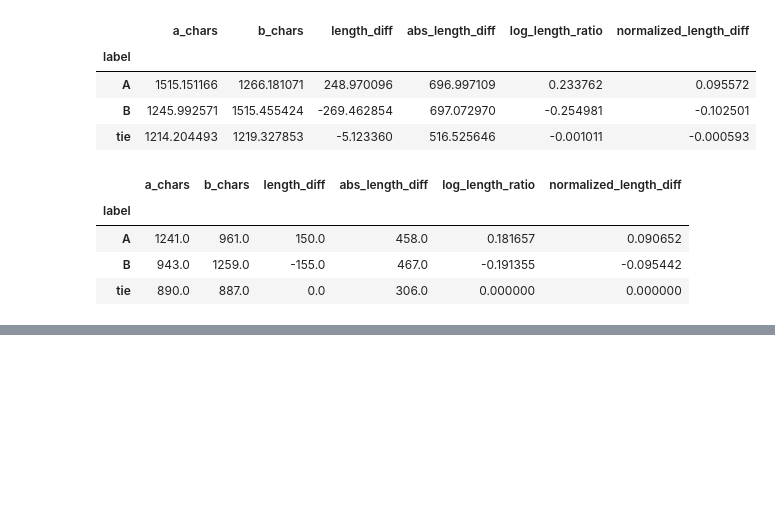
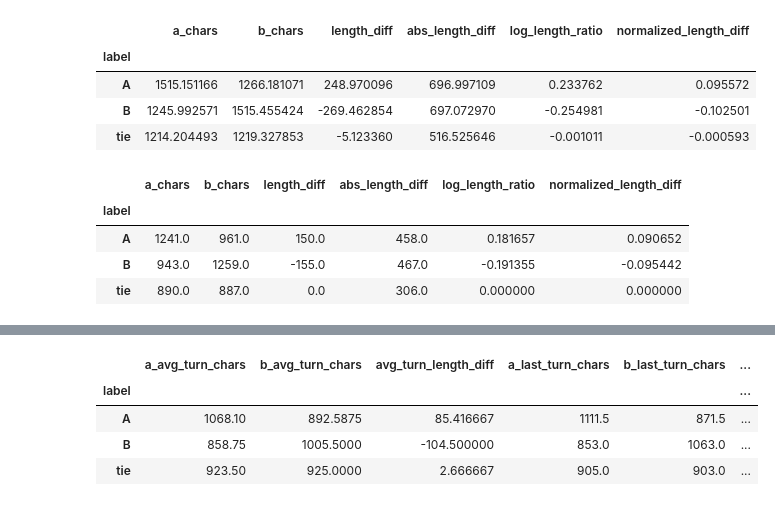
Before and after one commit to AAAAAmily/lmsys-preference-prediction, a Jupyter notebook: notebooks/02_feature_engineering.ipynb, the cells around one changed output, grey strips where cells are left out. Saved outputs shown, nothing was run; the diff lists cells and outputs as text; code cells hidden in the pictures; blank space fills up the shorter version.

```diff
--- a/notebooks/02_feature_engineering.ipynb
+++ b/notebooks/02_feature_engineering.ipynb
@@ -348,0 +439,20 @@ df["length_gap_ratio"] = (
+# %%
+multi_df = df[df["is_multi_turn"] == 1]
+
+multi_df.groupby("label")[
+    [
+        "a_avg_turn_chars",
+        "b_avg_turn_chars",
+        "avg_turn_length_diff",
+        "a_last_turn_chars",
+        "b_last_turn_chars",
+        "last_turn_length_diff"
+    ]
+].median()
+#in multi-turn conversations, winning responses are still relatively longer, and the last-turn length shows the same directional pattern
+# %% [output]
+|  | a_avg_turn_chars | b_avg_turn_chars | avg_turn_length_diff | a_last_turn_chars | b_last_turn_chars | ... |
+| label |  |  |  |  |  | ... |
+| A | 1068.10 | 892.5875 | 85.416667 | 1111.5 | 871.5 | ... |
+| B | 858.75 | 1005.5000 | -104.500000 | 853.0 | 1063.0 | ... |
+| tie | 923.50 | 925.0000 | 2.666667 | 905.0 | 903.0 | ... |
```
Also changed, not shown: parts of 13 cells of this notebook.
